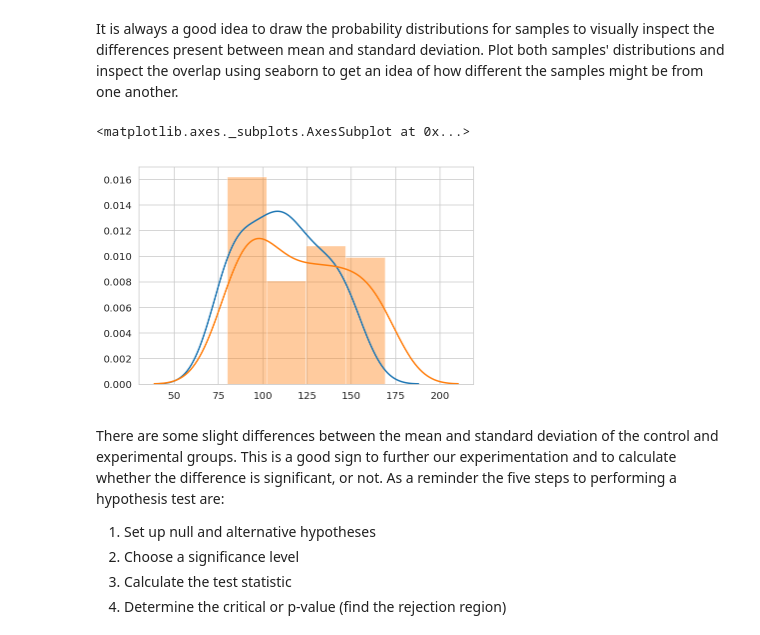
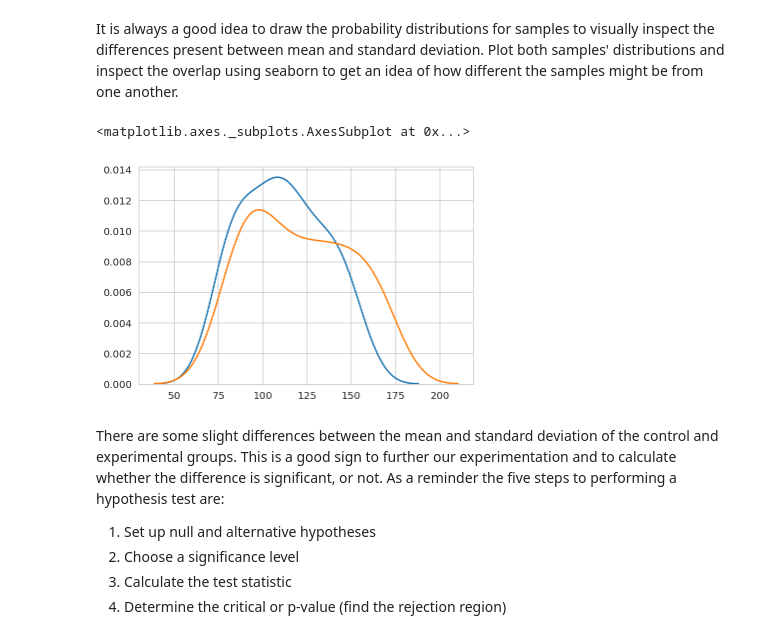
Before and after one commit to jmt0221/dsc-two-sample-t-tests-lab-nyc-ds-082619, a Jupyter notebook: index.ipynb, the cells around one changed output. Drawn from its saved outputs; the diff is of its cells as text; code cells hidden in the pictures.

```diff
--- a/index.ipynb
+++ b/index.ipynb
@@ -57,10 +57,10 @@ Plot both samples' distributions and inspect the overlap using seaborn to get an
 # %%
 # Draw a plot showing overlapping of distribution means and sds for incpection
 sns.distplot(a=experimental,hist=False)
-sns.distplot(a=control)
+sns.distplot(a=control,hist=False)
 # %% [output]
 <matplotlib.axes._subplots.AxesSubplot at 0x...>
-[figure, old version]
+[figure, new version]
 # %% [markdown]
 There are some slight differences between the mean and standard deviation of the control and experimental groups. This is a good sign to further our experimentation and to calculate whether the difference is significant, or not. As a reminder the five steps to performing a hypothesis test are:
 
```
